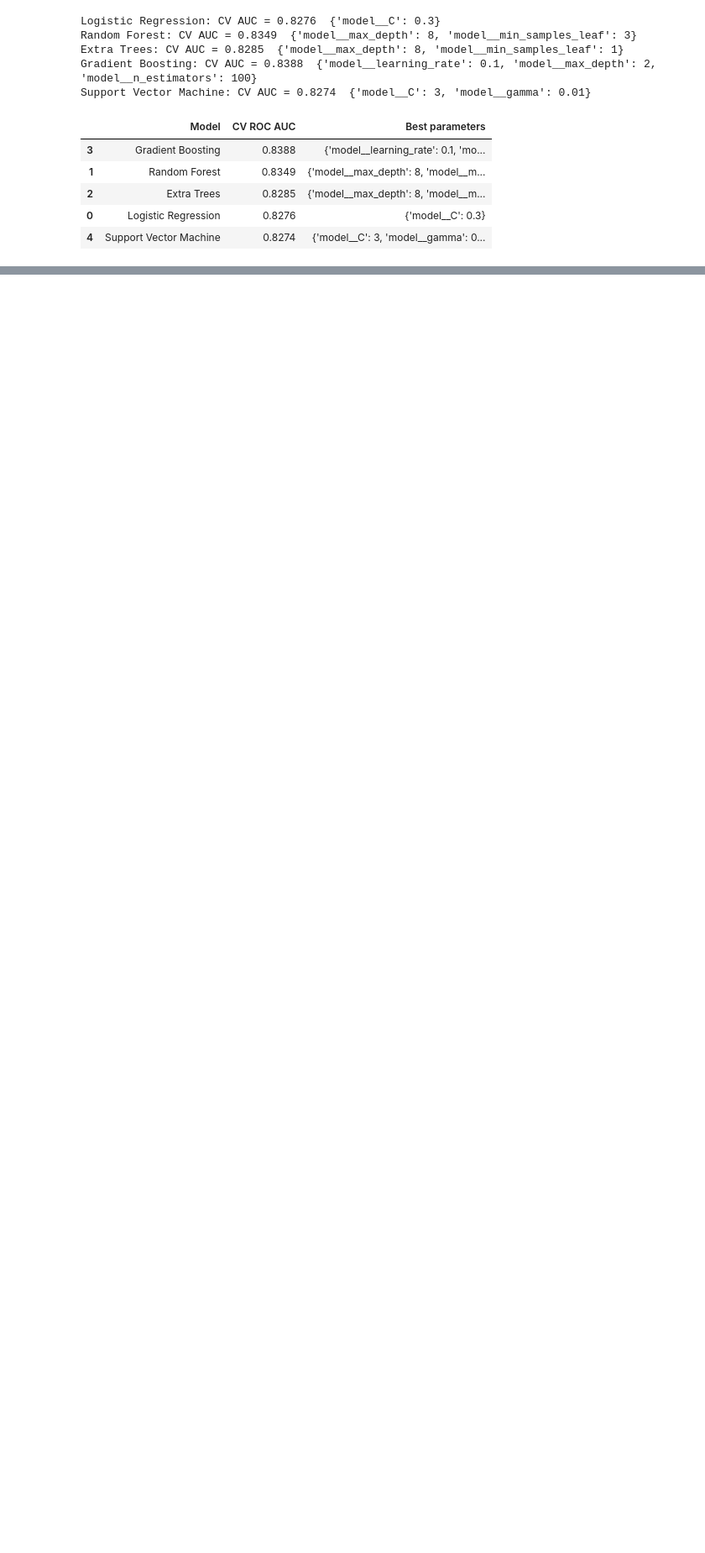
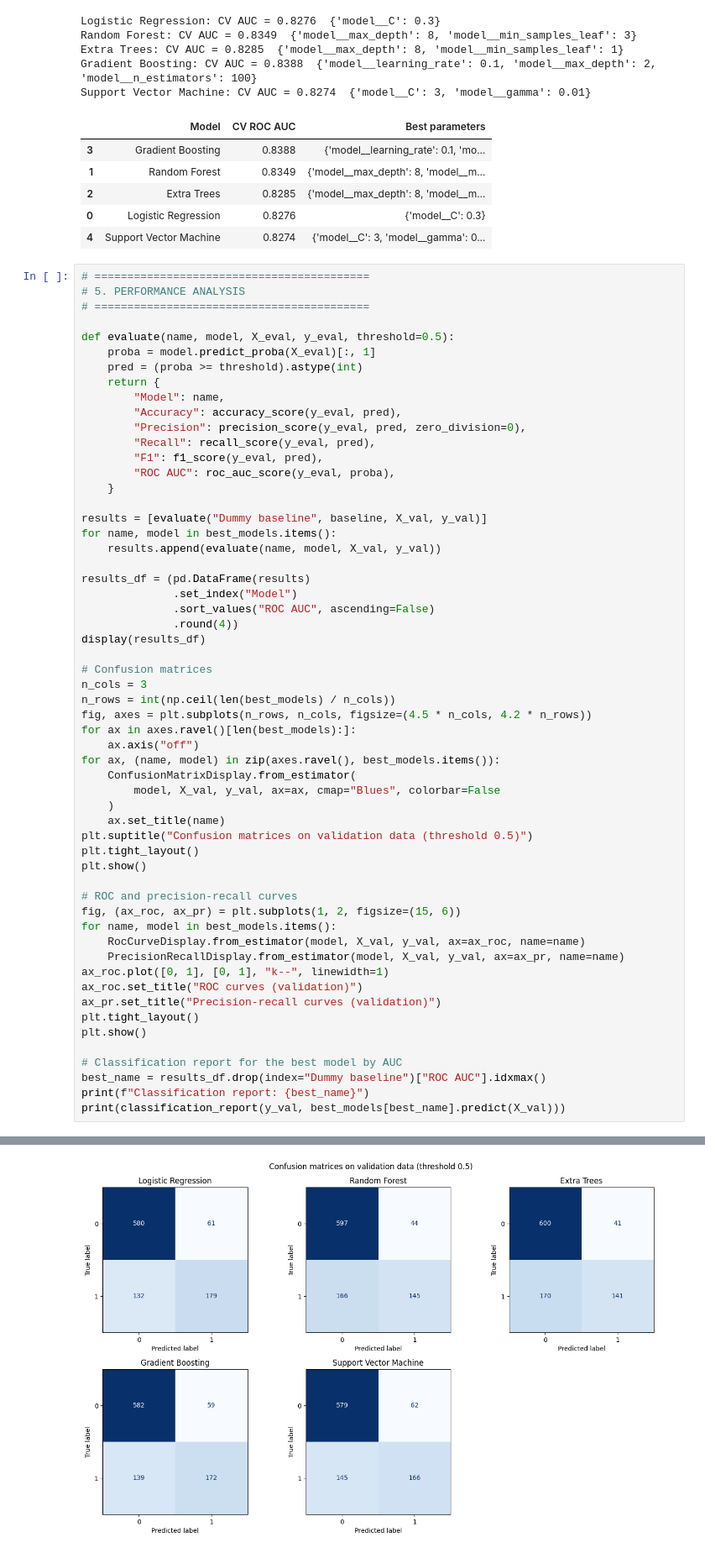
Before and after one commit to UH-HACKATHON-TEAMN/Hackathon-Town-C, a Jupyter notebook: ravi.ipynb, the cells around one changed output, grey strips where cells are left out. Shown at 84% size. Drawn from its saved outputs; the diff is of its cells as text; blank space fills up the shorter version.

```diff
--- a/ravi.ipynb
+++ b/ravi.ipynb
@@ -401,3 +401,61 @@ Support Vector Machine: CV AUC = 0.8274  {'model__C': 3, 'model__gamma': 0.01}
 | 2 | Extra Trees | 0.8285 | {'model__max_depth': 8, 'model__m... |
 | 0 | Logistic Regression | 0.8276 | {'model__C': 0.3} |
 | 4 | Support Vector Machine | 0.8274 | {'model__C': 3, 'model__gamma': 0... |
+# %%
+# ==========================================
+# 5. PERFORMANCE ANALYSIS
+# ==========================================
+
+def evaluate(name, model, X_eval, y_eval, threshold=0.5):
+    proba = model.predict_proba(X_eval)[:, 1]
+    pred = (proba >= threshold).astype(int)
+    return {
+        "Model": name,
+        "Accuracy": accuracy_score(y_eval, pred),
+        "Precision": precision_score(y_eval, pred, zero_division=0),
+        "Recall": recall_score(y_eval, pred),
+        "F1": f1_score(y_eval, pred),
+        "ROC AUC": roc_auc_score(y_eval, proba),
+    }
+
+results = [evaluate("Dummy baseline", baseline, X_val, y_val)]
+for name, model in best_models.items():
+    results.append(evaluate(name, model, X_val, y_val))
+
+results_df = (pd.DataFrame(results)
+              .set_index("Model")
+              .sort_values("ROC AUC", ascending=False)
+              .round(4))
+display(results_df)
+
+# Confusion matrices
+n_cols = 3
+n_rows = int(np.ceil(len(best_models) / n_cols))
+fig, axes = plt.subplots(n_rows, n_cols, figsize=(4.5 * n_cols, 4.2 * n_rows))
+for ax in axes.ravel()[len(best_models):]:
+    ax.axis("off")
+for ax, (name, model) in zip(axes.ravel(), best_models.items()):
+    ConfusionMatrixDisplay.from_estimator(
+        model, X_val, y_val, ax=ax, cmap="Blues", colorbar=False
+    )
+    ax.set_title(name)
+plt.suptitle("Confusion matrices on validation data (threshold 0.5)")
+plt.tight_layout()
+plt.show()
+
+# ROC and precision-recall curves
+fig, (ax_roc, ax_pr) = plt.subplots(1, 2, figsize=(15, 6))
+for name, model in best_models.items():
+    RocCurveDisplay.from_estimator(model, X_val, y_val, ax=ax_roc, name=name)
+    PrecisionRecallDisplay.from_estimator(model, X_val, y_val, ax=ax_pr, name=name)
+ax_roc.plot([0, 1], [0, 1], "k--", linewidth=1)
+ax_roc.set_title("ROC curves (validation)")
+ax_pr.set_title("Precision-recall curves (validation)")
+plt.tight_layout()
+plt.show()
+
+# Classification report for the best model by AUC
+best_name = results_df.drop(index="Dummy baseline")["ROC AUC"].idxmax()
+print(f"Classification report: {best_name}")
+print(classification_report(y_val, best_models[best_name].predict(X_val)))
+# %% [output]
@@ -403,0 +470 @@ Support Vector Machine: CV AUC = 0.8274  {'model__C': 3, 'model__gamma': 0.01}
+[figure, added]
```
Also changed, not shown: parts of 1 cell of this notebook.
